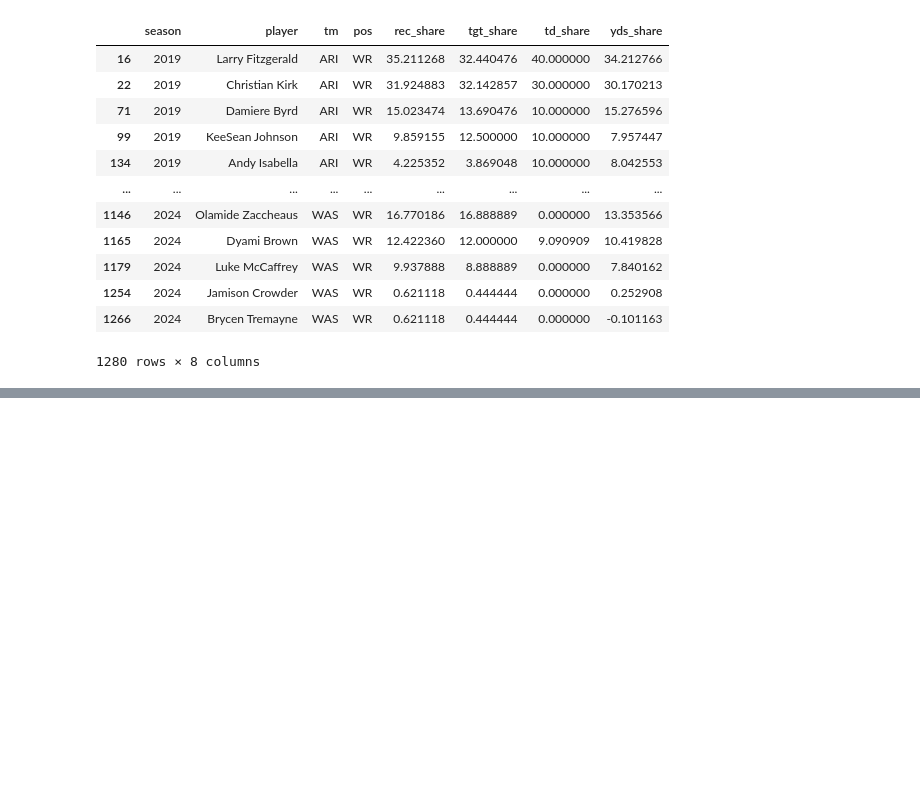
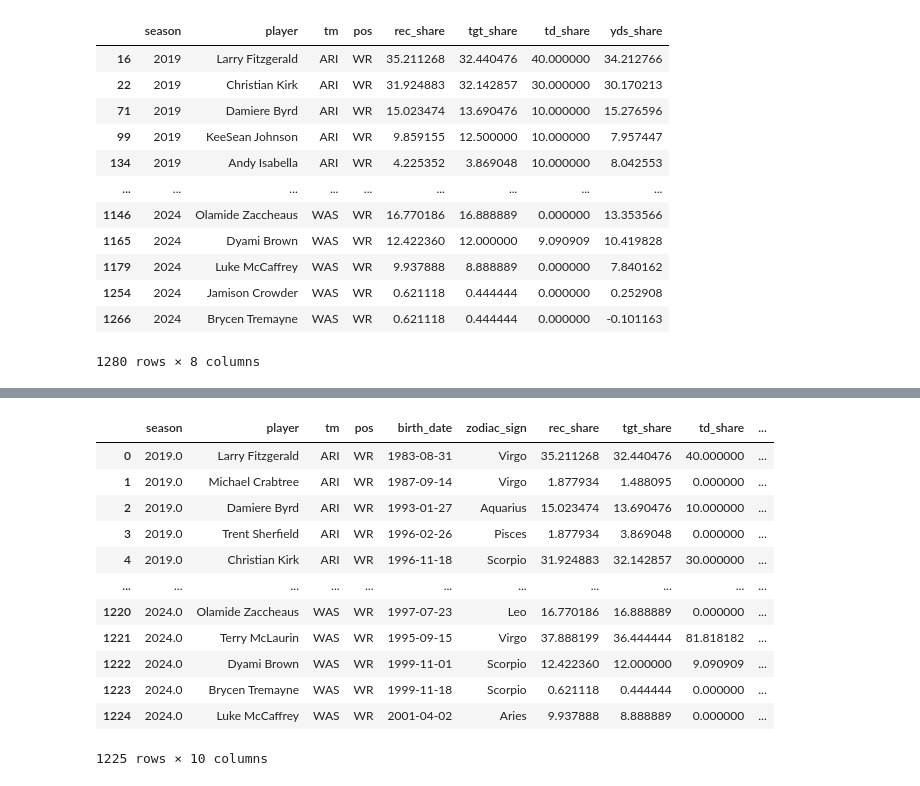
Before and after one commit to connor-pickett/2025_FinalProject_Ctrl-Alt-Defeat, a Jupyter notebook: Master_Code.ipynb, the cells around one changed output, grey strips where cells are left out. Cells and saved outputs as stored; diff of their text form; code cells hidden in the pictures; blank space fills up the shorter version.

```diff
--- a/Master_Code.ipynb
+++ b/Master_Code.ipynb
@@ -104,0 +281,17 @@ WRs_all[["season", "player", "tm", "pos", "rec_share", "tgt_share", "td_share",
+# %%
+combined_WR = combined_WR .reset_index(drop=True) #reset index for clarity
+combined_WR
+# %% [output]
+|  | season | player | tm | pos | birth_date | zodiac_sign | rec_share | tgt_share | td_share | ... |
+| 0 | 2019.0 | Larry Fitzgerald | ARI | WR | 1983-08-31 | Virgo | 35.211268 | 32.440476 | 40.000000 | ... |
+| 1 | 2019.0 | Michael Crabtree | ARI | WR | 1987-09-14 | Virgo | 1.877934 | 1.488095 | 0.000000 | ... |
+| 2 | 2019.0 | Damiere Byrd | ARI | WR | 1993-01-27 | Aquarius | 15.023474 | 13.690476 | 10.000000 | ... |
+| 3 | 2019.0 | Trent Sherfield | ARI | WR | 1996-02-26 | Pisces | 1.877934 | 3.869048 | 0.000000 | ... |
+| 4 | 2019.0 | Christian Kirk | ARI | WR | 1996-11-18 | Scorpio | 31.924883 | 32.142857 | 30.000000 | ... |
+| ... | ... | ... | ... | ... | ... | ... | ... | ... | ... | ... |
+| 1220 | 2024.0 | Olamide Zaccheaus | WAS | WR | 1997-07-23 | Leo | 16.770186 | 16.888889 | 0.000000 | ... |
+| 1221 | 2024.0 | Terry McLaurin | WAS | WR | 1995-09-15 | Virgo | 37.888199 | 36.444444 | 81.818182 | ... |
+| 1222 | 2024.0 | Dyami Brown | WAS | WR | 1999-11-01 | Scorpio | 12.422360 | 12.000000 | 9.090909 | ... |
+| 1223 | 2024.0 | Brycen Tremayne | WAS | WR | 1999-11-18 | Scorpio | 0.621118 | 0.444444 | 0.000000 | ... |
+| 1224 | 2024.0 | Luke McCaffrey | WAS | WR | 2001-04-02 | Aries | 9.937888 | 8.888889 | 0.000000 | ... |
+1225 rows × 10 columns
```
Also changed, not shown: parts of 14 cells of this notebook.
